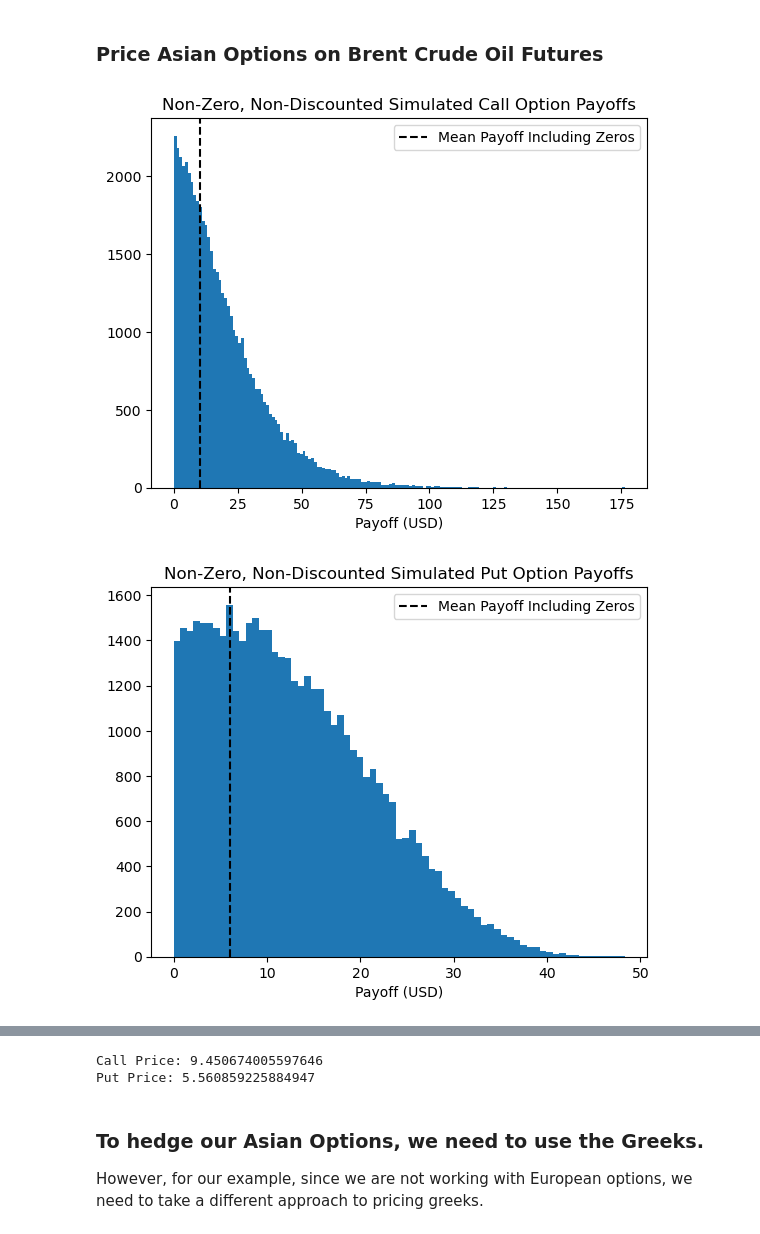
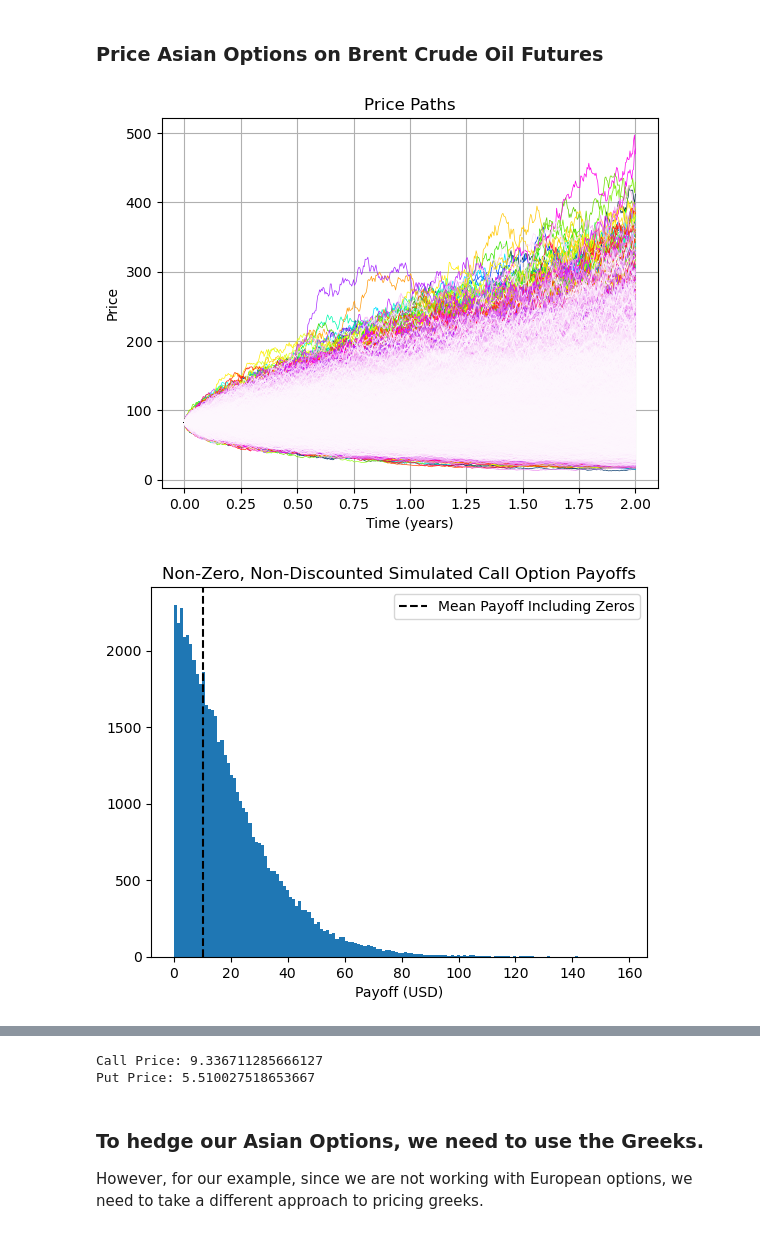
Before and after one commit to sparikh099/fe_620_project, a Jupyter notebook: src/bapm_asian_options.ipynb, the cells around one changed output, grey strips where cells are left out. Cells and saved outputs as stored; diff of their text form; code cells hidden in the pictures.

Commit message:
added graphs of the monte carlo paths cuz they're sick

```diff
--- a/src/bapm_asian_options.ipynb
+++ b/src/bapm_asian_options.ipynb
@@ -260,32 +260,34 @@ n_sims = 100000
 n_steps = T * 252
 K = int(S0)
 
 call_price = price_asian_option(
     S0=S0,
     T=T,
     sigma=sigma,
     r=r,
     n_sims=n_sims,
     n_steps=n_steps,
     K=K,
     opt_type="call",
+    show_paths=True,
     show_payoffs=True,
 )
 put_price = price_asian_option(
     S0=S0,
     T=T,
     sigma=sigma,
     r=r,
     n_sims=n_sims,
     n_steps=n_steps,
     K=K,
     opt_type="put",
+    show_paths=True,
     show_payoffs=True,
 )
 
 print(f"Call Price: {call_price}")
 print(f"Put Price: {put_price}")
 print(f"")
 # %% [output]
-[figure, old version]
+[figure, new version]
-[figure, old version]
+[figure, new version]
@@ -292,5 +296,5 @@ print(f"")
-Call Price: 9.450674005597646
-Put Price: 5.560859225884947
+Call Price: 9.336711285666127
+Put Price: 5.510027518653667
 # %% [markdown]
 ### To hedge our Asian Options, we need to use the Greeks.
 
```
Also changed, not shown: parts of 3 cells of this notebook.
